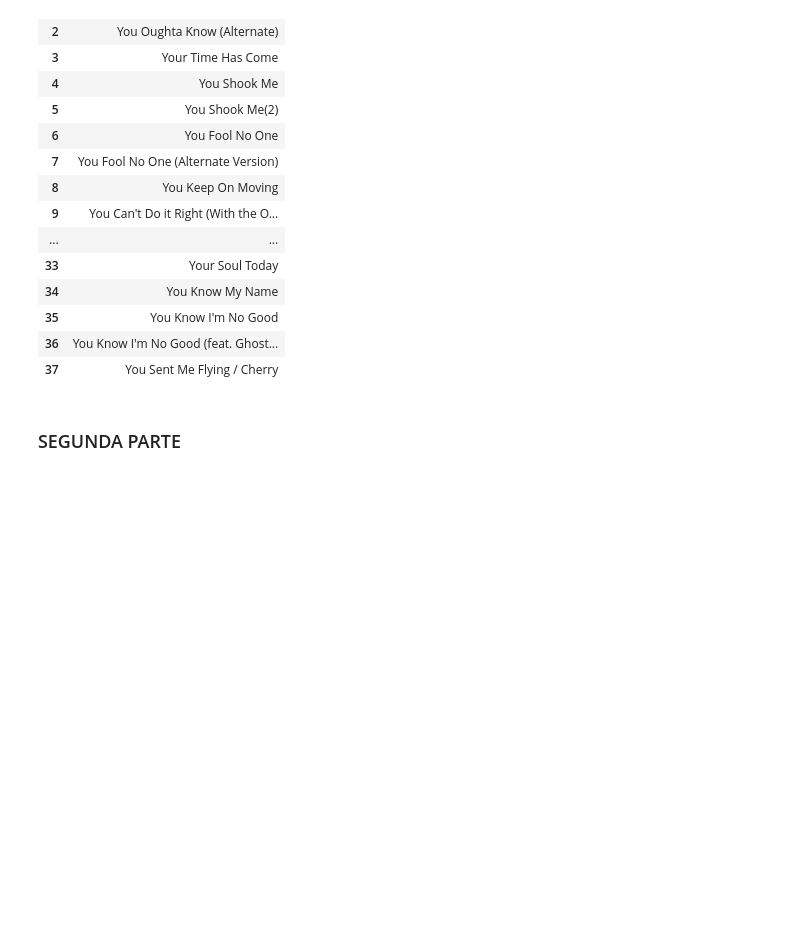
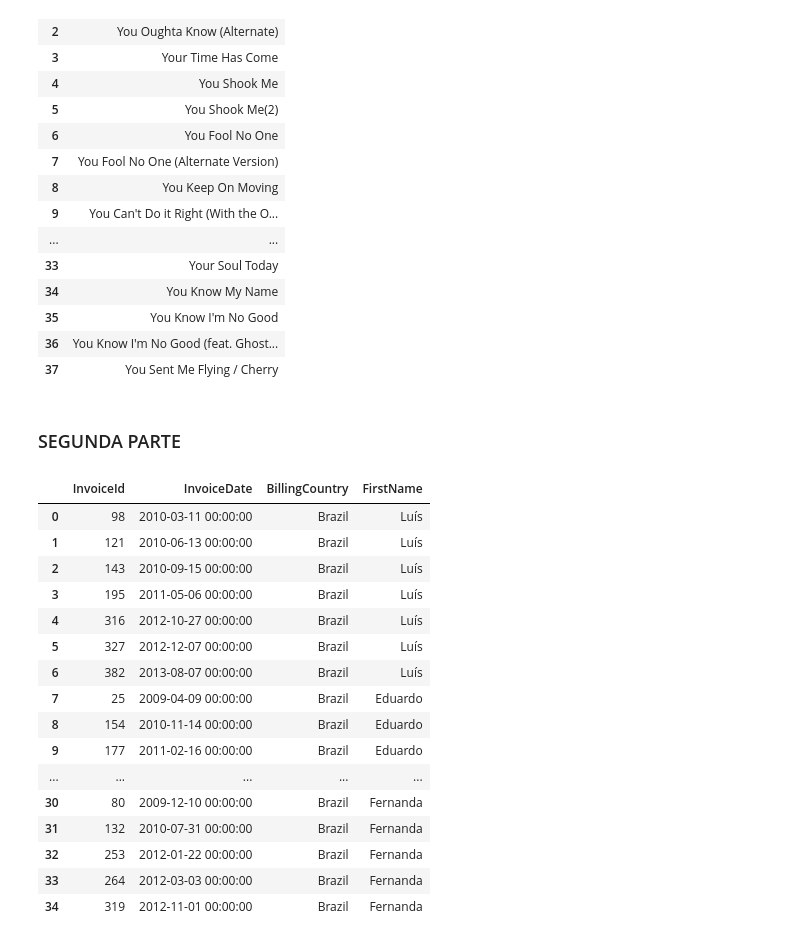
Before and after one commit to NaiSaratxaga/2503_dsft_thebridge_naiara, a Jupyter notebook: 2-Data_Analysis/8-BBDD/SQL/Practica/1-Chinook/ejercicio_nai.ipynb, the cells around one changed output. Saved outputs shown, nothing was run; the diff lists cells and outputs as text; code cells hidden in the pictures; blank space fills up the shorter version.

```diff
--- a/2-Data_Analysis/8-BBDD/SQL/Practica/1-Chinook/ejercicio_nai.ipynb
+++ b/2-Data_Analysis/8-BBDD/SQL/Practica/1-Chinook/ejercicio_nai.ipynb
@@ -338,5 +338,33 @@ df
 # %%
 # 1. Facturas de Clientes de Brasil, Nombre del cliente, Id de factura, fecha de la
 # factura y el país de la factura
+
+query = '''
+SELECT i.InvoiceId, i.InvoiceDate, i.BillingCountry, c.FirstName
+FROM Invoices i
+JOIN Customers c ON i.CustomerId = c.CustomerId
+WHERE c.Country = 'Brazil';
+'''
+
+df = sql_query(query)
+df
+# %% [output]
+|  | InvoiceId | InvoiceDate | BillingCountry | FirstName |
+| 0 | 98 | 2010-03-11 00:00:00 | Brazil | Luís |
+| 1 | 121 | 2010-06-13 00:00:00 | Brazil | Luís |
+| 2 | 143 | 2010-09-15 00:00:00 | Brazil | Luís |
+| 3 | 195 | 2011-05-06 00:00:00 | Brazil | Luís |
+| 4 | 316 | 2012-10-27 00:00:00 | Brazil | Luís |
+| 5 | 327 | 2012-12-07 00:00:00 | Brazil | Luís |
+| 6 | 382 | 2013-08-07 00:00:00 | Brazil | Luís |
+| 7 | 25 | 2009-04-09 00:00:00 | Brazil | Eduardo |
+| 8 | 154 | 2010-11-14 00:00:00 | Brazil | Eduardo |
+| 9 | 177 | 2011-02-16 00:00:00 | Brazil | Eduardo |
+| ... | ... | ... | ... | ... |
+| 30 | 80 | 2009-12-10 00:00:00 | Brazil | Fernanda |
+| 31 | 132 | 2010-07-31 00:00:00 | Brazil | Fernanda |
+| 32 | 253 | 2012-01-22 00:00:00 | Brazil | Fernanda |
+| 33 | 264 | 2012-03-03 00:00:00 | Brazil | Fernanda |
+| 34 | 319 | 2012-11-01 00:00:00 | Brazil | Fernanda |
 # %%
 #  2. Obtén cada factura asociada a cada agente de ventas con su nombre completo
```
Also changed, not shown: parts of 13 cells of this notebook.
